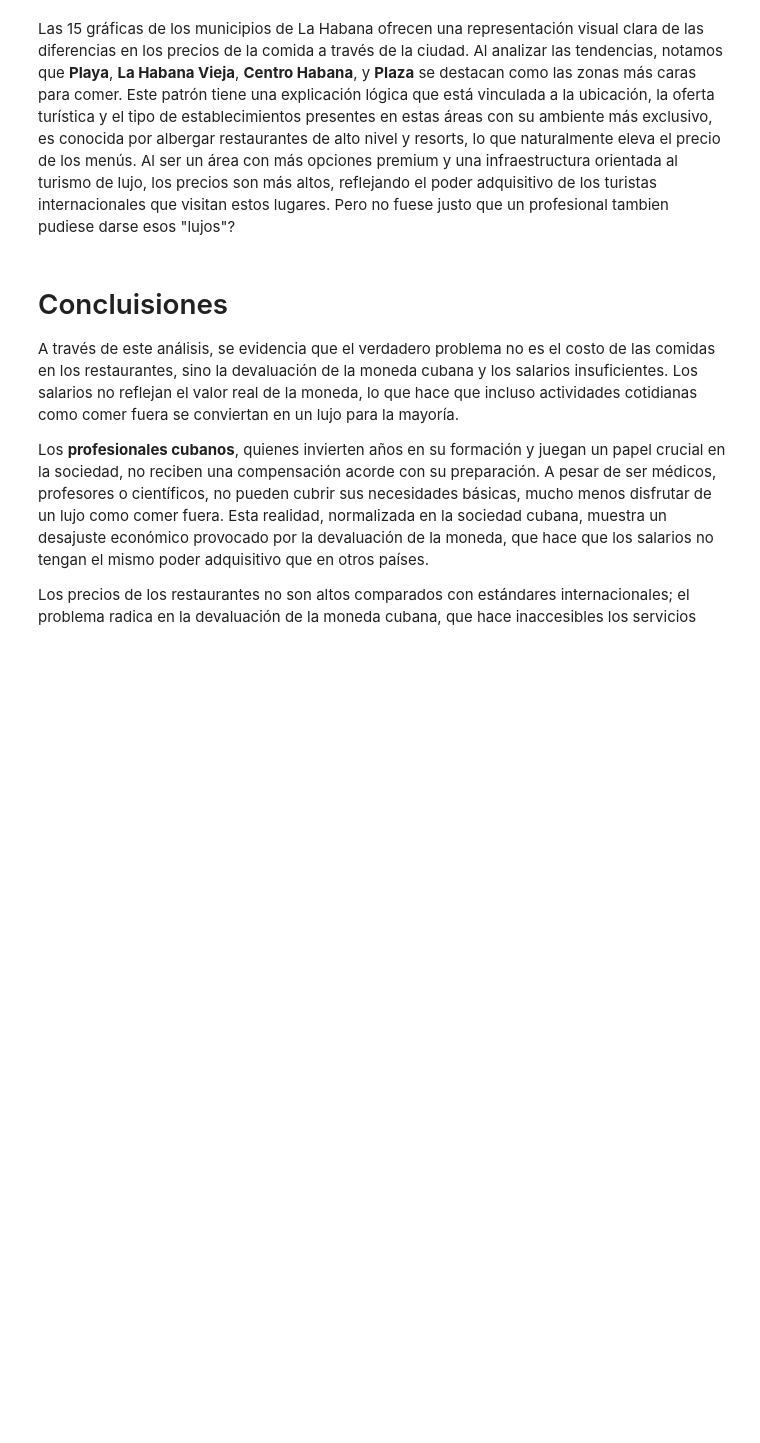
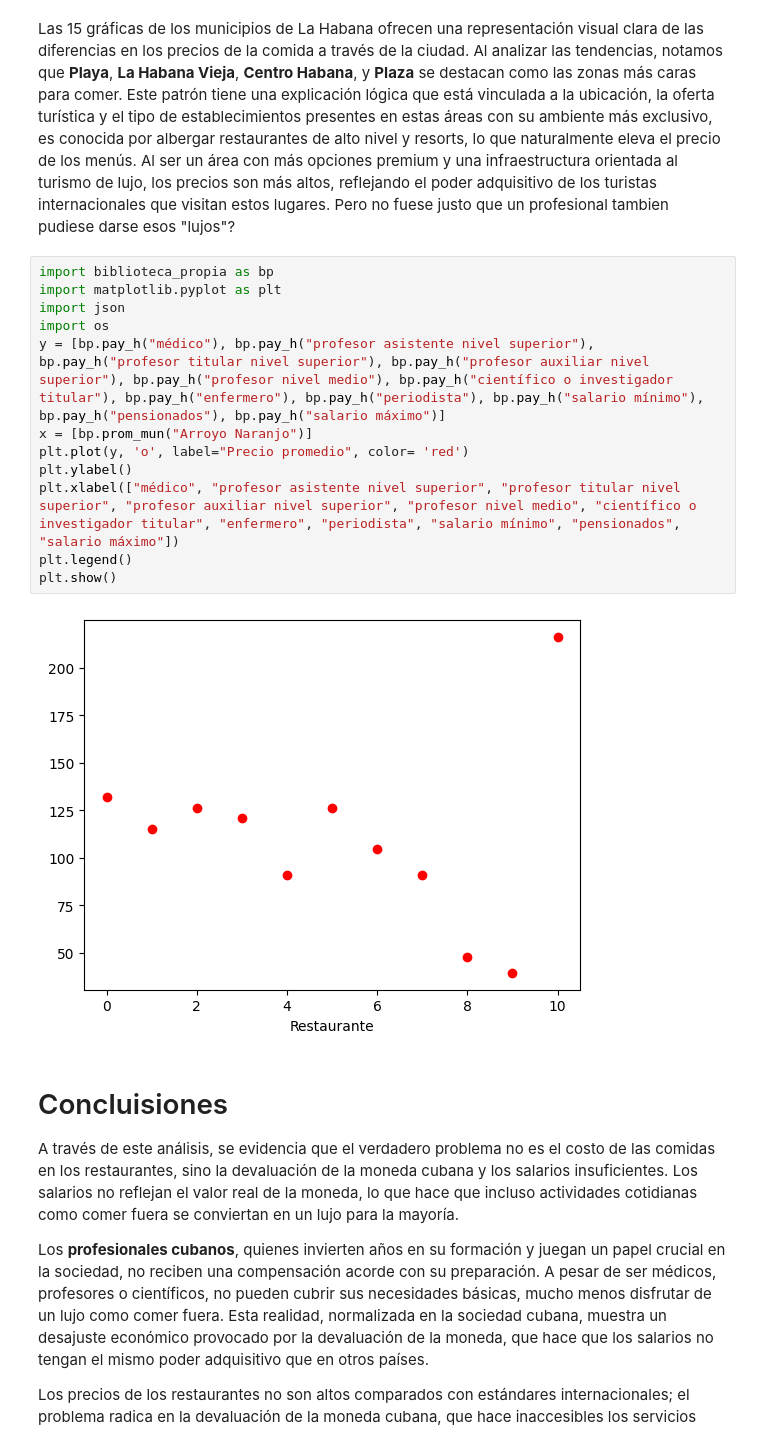
Before and after one commit to angie-rosquet/PROYECTEO-PRO-ICD, a Jupyter notebook: Un_Lujo_Para_El_Paladar.ipynb, the cells around one changed output. Saved outputs shown, nothing was run; the diff lists cells and outputs as text; blank space fills up the shorter version.

```diff
--- a/Un_Lujo_Para_El_Paladar.ipynb
+++ b/Un_Lujo_Para_El_Paladar.ipynb
@@ -332,5 +313,19 @@ plt.show()
 # %% [markdown]
 Las 15 gráficas de los municipios de La Habana ofrecen una representación visual clara de las diferencias en los precios de la comida a través de la ciudad. Al analizar las tendencias, notamos que **Playa**, **La Habana Vieja**, **Centro Habana**, y **Plaza** se destacan como las zonas más caras para comer. Este patrón tiene una explicación lógica que está vinculada a la ubicación, la oferta turística y el tipo de establecimientos presentes en estas áreas con su ambiente más exclusivo, es conocida por albergar restaurantes de alto nivel y resorts, lo que naturalmente eleva el precio de los menús. Al ser un área con más opciones premium y una infraestructura orientada al turismo de lujo, los precios son más altos, reflejando el poder adquisitivo de los turistas internacionales que visitan estos lugares. Pero no fuese justo que un profesional tambien pudiese darse esos "lujos"?
+# %%
+import biblioteca_propia as bp
+import matplotlib.pyplot as plt
+import json
+import os
+y = [bp.pay_h("médico"), bp.pay_h("profesor asistente nivel superior"), bp.pay_h("profesor titular nivel superior"), bp.pay_h("profesor auxiliar nivel superior"), bp.pay_h("profesor nivel medio"), bp.pay_h("científico o investigador titular"), bp.pay_h("enfermero"), bp.pay_h("periodista"), bp.pay_h("salario mínimo"), bp.pay_h("pensionados"), bp.pay_h("salario máximo")]
+x = [bp.prom_mun("Arroyo Naranjo")]
+plt.plot(y, 'o', label="Precio promedio", color= 'red')
+plt.ylabel()
+plt.xlabel(["médico", "profesor asistente nivel superior", "profesor titular nivel superior", "profesor auxiliar nivel superior", "profesor nivel medio", "científico o investigador titular", "enfermero", "periodista", "salario mínimo", "pensionados", "salario máximo"])
+plt.legend()
+plt.show()
+# %% [output]
+[figure, added]
 # %% [markdown]
 # Concluisiones
 
```
Also changed, not shown: parts of 12 cells of this notebook, 17 other files.
